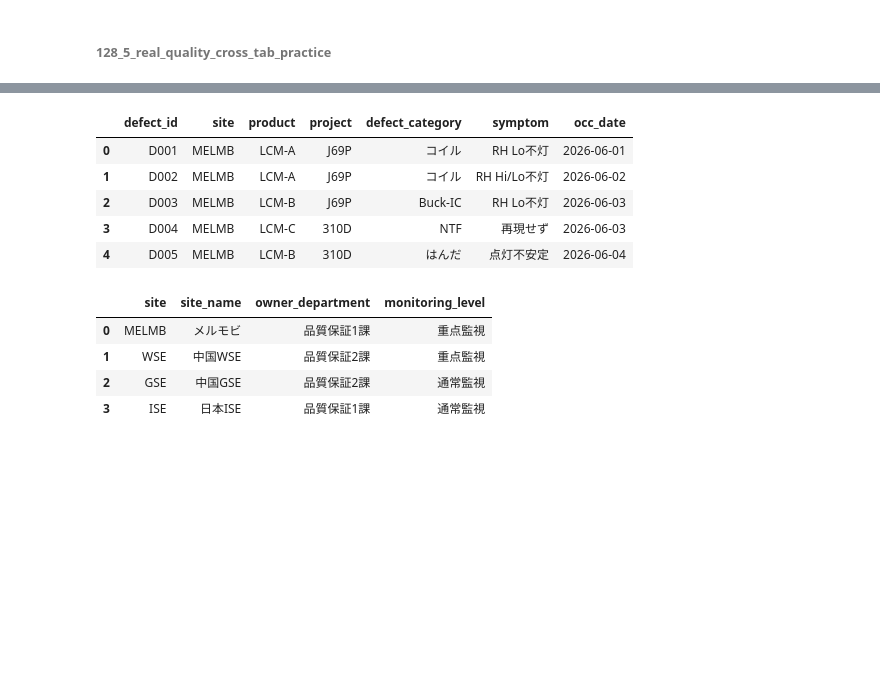
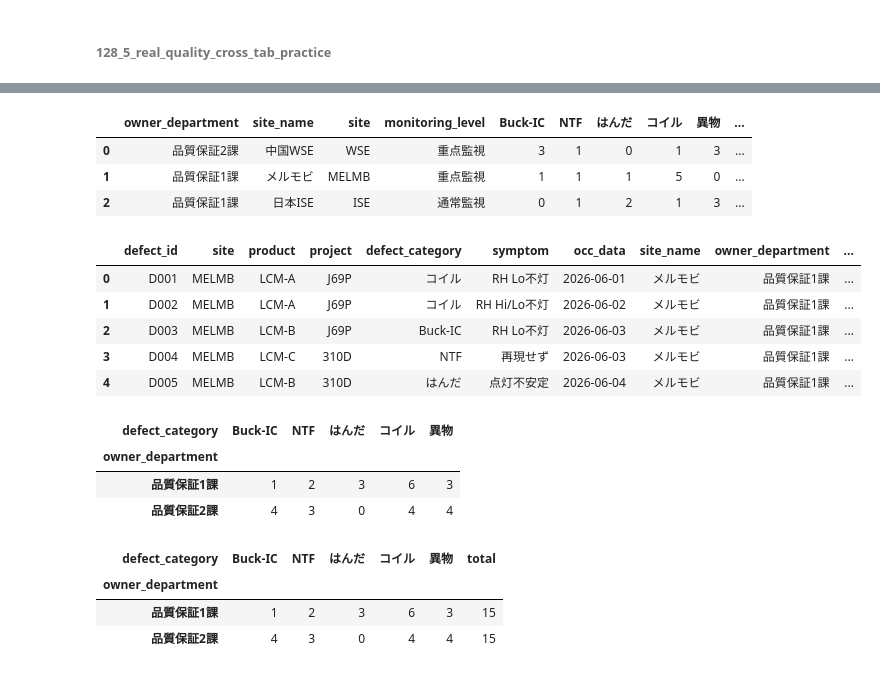
Before and after one commit to kjfarm1225/pyq_practice, a Jupyter notebook: 128_5_real_quality_cross_tab_practice/128_5_real_quality_cross_tab_practice.ipynb, the cells around one changed output, grey strips where cells are left out. Cells and saved outputs as stored; diff of their text form; code cells hidden in the pictures; blank space fills up the shorter version.

```diff
--- a/128_5_real_quality_cross_tab_practice/128_5_real_quality_cross_tab_practice.ipynb
+++ b/128_5_real_quality_cross_tab_practice/128_5_real_quality_cross_tab_practice.ipynb
@@ -56,6 +47,7 @@ df_defect = pd.DataFrame(
         "project",
         "defect_category",
         "symptom",
-        "occ_date",
+        "occ_data",
     ],
 )
+df_defect.head()
@@ -62,31 +210,35 @@ df_defect = pd.DataFrame(
+# %%
+df_priority
+# %% [output]
+|  | owner_department | site_name | site | monitoring_level | Buck-IC | NTF | はんだ | コイル | 異物 | ... |
+| 0 | 品質保証2課 | 中国WSE | WSE | 重点監視 | 3 | 1 | 0 | 1 | 3 | ... |
+| 1 | 品質保証1課 | メルモビ | MELMB | 重点監視 | 1 | 1 | 1 | 5 | 0 | ... |
+| 2 | 品質保証1課 | 日本ISE | ISE | 通常監視 | 0 | 1 | 2 | 1 | 3 | ... |
+# %%
+df_defect_with_master = df_defect.merge(
+    df_site_master,
+    on="site",
+)
 # %%
-df_defect.head()
+df_defect_with_master.head()
 # %% [output]
-|  | defect_id | site | product | project | defect_category | symptom | occ_date |
-| 0 | D001 | MELMB | LCM-A | J69P | コイル | RH Lo不灯 | 2026-06-01 |
-| 1 | D002 | MELMB | LCM-A | J69P | コイル | RH Hi/Lo不灯 | 2026-06-02 |
-| 2 | D003 | MELMB | LCM-B | J69P | Buck-IC | RH Lo不灯 | 2026-06-03 |
-| 3 | D004 | MELMB | LCM-C | 310D | NTF | 再現せず | 2026-06-03 |
-| 4 | D005 | MELMB | LCM-B | 310D | はんだ | 点灯不安定 | 2026-06-04 |
+|  | defect_id | site | product | project | defect_category | symptom | occ_data | site_name | owner_department | ... |
+| 0 | D001 | MELMB | LCM-A | J69P | コイル | RH Lo不灯 | 2026-06-01 | メルモビ | 品質保証1課 | ... |
+| 1 | D002 | MELMB | LCM-A | J69P | コイル | RH Hi/Lo不灯 | 2026-06-02 | メルモビ | 品質保証1課 | ... |
+| 2 | D003 | MELMB | LCM-B | J69P | Buck-IC | RH Lo不灯 | 2026-06-03 | メルモビ | 品質保証1課 | ... |
+| 3 | D004 | MELMB | LCM-C | 310D | NTF | 再現せず | 2026-06-03 | メルモビ | 品質保証1課 | ... |
+| 4 | D005 | MELMB | LCM-B | 310D | はんだ | 点灯不安定 | 2026-06-04 | メルモビ | 品質保証1課 | ... |
-# %%
-df_site_master = pd.DataFrame(
-    [
-        ["MELMB", "メルモビ", "品質保証1課", "重点監視"],
-        ["WSE", "中国WSE", "品質保証2課", "重点監視"],
-        ["GSE", "中国GSE", "品質保証2課", "通常監視"],
-        ["ISE", "日本ISE", "品質保証1課", "通常監視"],
-    ],
-    columns=[
-        "site",
-        "site_name",
-        "owner_department",
-        "monitoring_level",
-    ],
-)
-df_site_master
-# %% [output]
-|  | site | site_name | owner_department | monitoring_level |
-| 0 | MELMB | メルモビ | 品質保証1課 | 重点監視 |
-| 1 | WSE | 中国WSE | 品質保証2課 | 重点監視 |
-| 2 | GSE | 中国GSE | 品質保証2課 | 通常監視 |
-| 3 | ISE | 日本ISE | 品質保証1課 | 通常監視 |
+# %%
+df_dept_cross = df_defect_with_master.pivot_table(
+    values="defect_id",
+    index="owner_department",
+    columns="defect_category",
+    aggfunc="count",
+    fill_value=0
+)
+df_dept_cross
+# %% [output]
+| defect_category | Buck-IC | NTF | はんだ | コイル | 異物 |
+| owner_department |  |  |  |  |  |
+| 品質保証1課 | 1 | 2 | 3 | 6 | 3 |
+| 品質保証2課 | 4 | 3 | 0 | 4 | 4 |
@@ -92,0 +257,7 @@ df_site_master
+# %%
+df_dept_cross
+# %% [output]
+| defect_category | Buck-IC | NTF | はんだ | コイル | 異物 | total |
+| owner_department |  |  |  |  |  |  |
+| 品質保証1課 | 1 | 2 | 3 | 6 | 3 | 15 |
+| 品質保証2課 | 4 | 3 | 0 | 4 | 4 | 15 |
```
Also changed, not shown: parts of 17 cells of this notebook.
